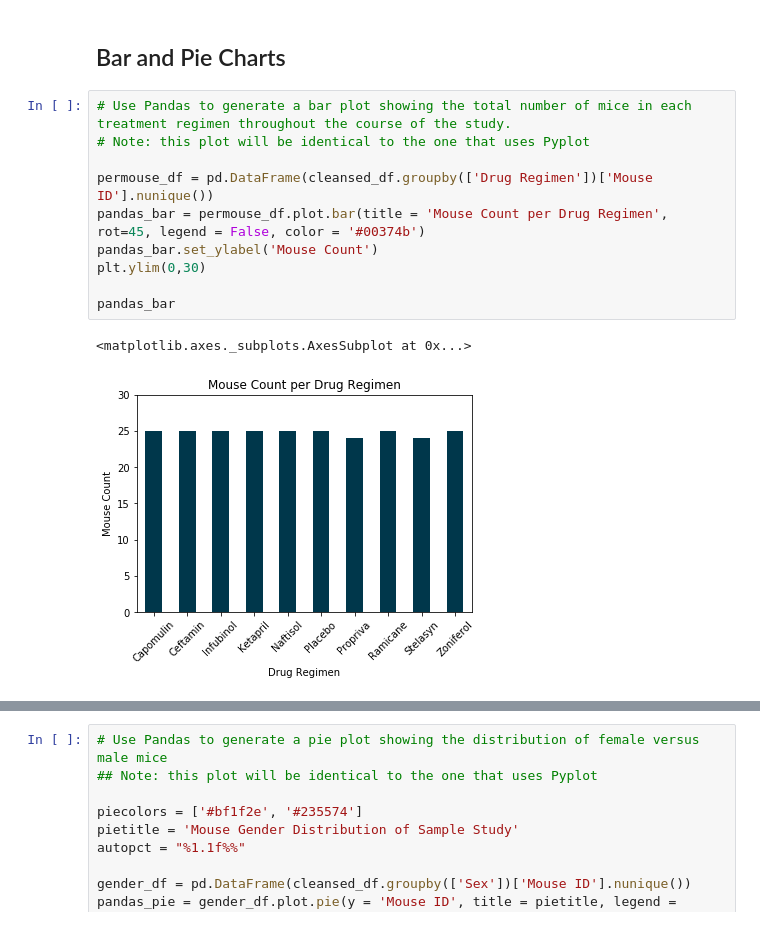
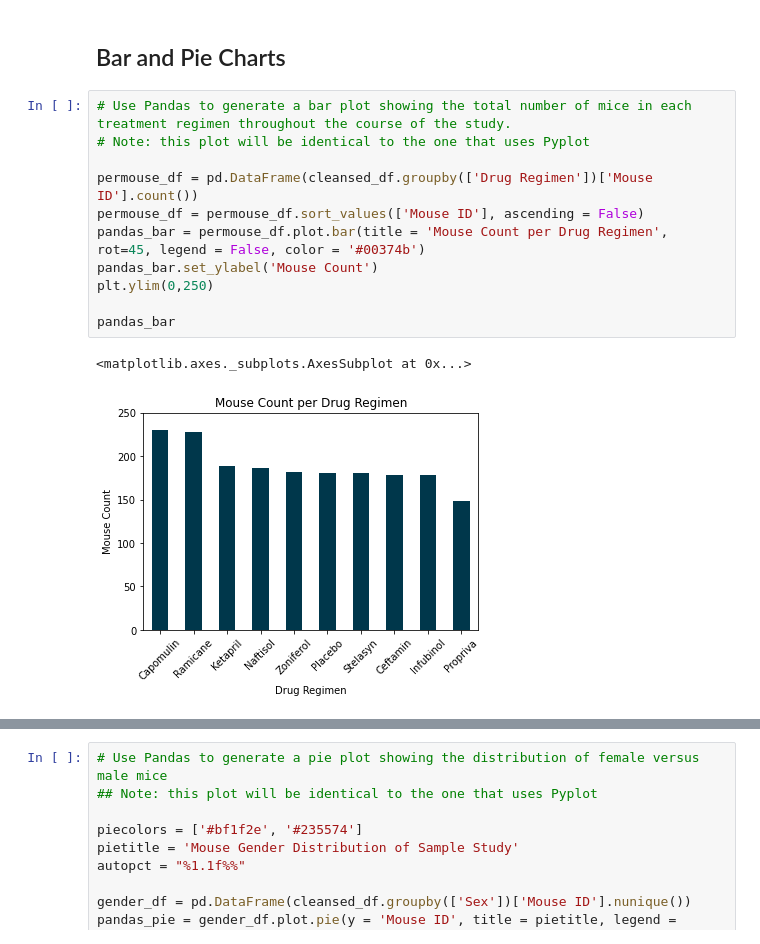
Before and after one commit to JasonAlfred/matplotlib-challenge, a Jupyter notebook: Pymaceuticals/pymaceuticals.ipynb, the cells around one changed output, grey strips where cells are left out. Drawn from its saved outputs; the diff is of its cells as text.

Commit message:
Submitting with change to chart after instruction clarification.

```diff
--- a/Pymaceuticals/pymaceuticals.ipynb
+++ b/Pymaceuticals/pymaceuticals.ipynb
@@ -155,16 +155,17 @@ Summary Statistics of Data using .agg() function
 # %%
 # Use Pandas to generate a bar plot showing the total number of mice in each treatment regimen throughout the course of the study.
 # Note: this plot will be identical to the one that uses Pyplot
 
-permouse_df = pd.DataFrame(cleansed_df.groupby(['Drug Regimen'])['Mouse ID'].nunique())
+permouse_df = pd.DataFrame(cleansed_df.groupby(['Drug Regimen'])['Mouse ID'].count())
+permouse_df = permouse_df.sort_values(['Mouse ID'], ascending = False)
 pandas_bar = permouse_df.plot.bar(title = 'Mouse Count per Drug Regimen', rot=45, legend = False, color = '#00374b')
 pandas_bar.set_ylabel('Mouse Count')
-plt.ylim(0,30)
+plt.ylim(0,250)
 
 pandas_bar
 # %% [output]
 <matplotlib.axes._subplots.AxesSubplot at 0x...>
-[figure, old version]
+[figure, new version]
 # %%
 # Use Pyplot to generate a bar plot showing the total number of mice treatment in each treatment regimen throughout the course of the study.
 ##  Note: this plot will be identical to the one that uses Pandas
```
Also changed, not shown: parts of 5 cells of this notebook.
